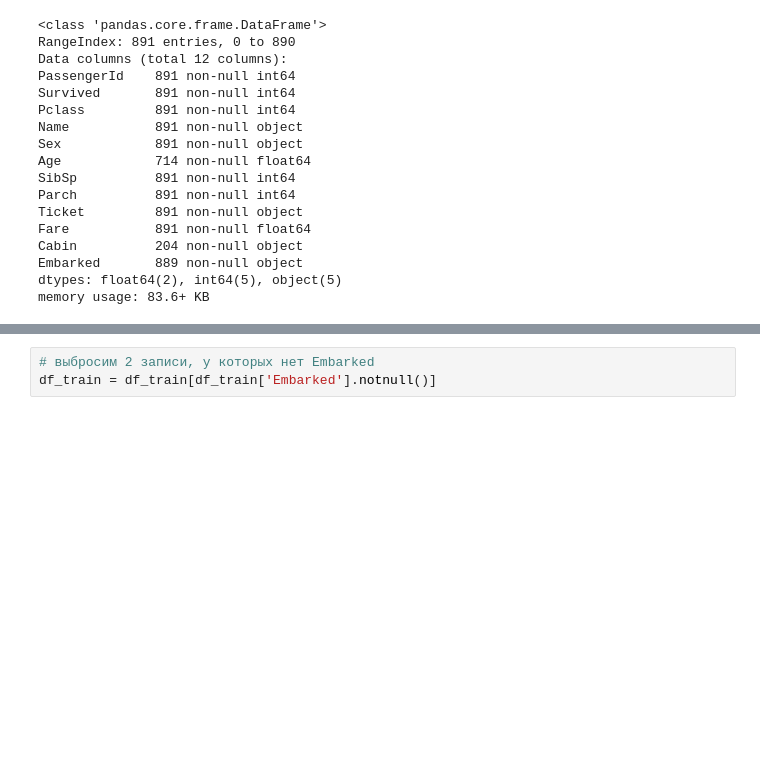
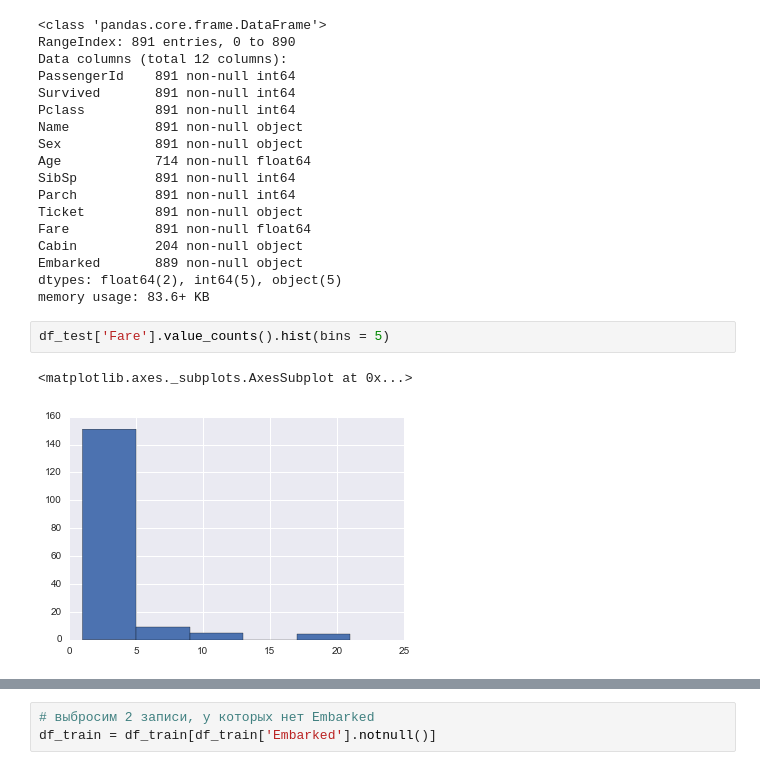
Before and after one commit to rogotulka/titanic, a Jupyter notebook: titanic_pred.ipynb, the cells around one changed output, grey strips where cells are left out. Saved outputs shown, nothing was run; the diff lists cells and outputs as text; blank space fills up the shorter version.

```diff
--- a/titanic_pred.ipynb
+++ b/titanic_pred.ipynb
@@ -53,3 +55,8 @@ Cabin          204 non-null object
 Embarked       889 non-null object
 dtypes: float64(2), int64(5), object(5)
 memory usage: 83.6+ KB
+# %%
+df_test['Fare'].value_counts().hist(bins = 5)
+# %% [output]
+<matplotlib.axes._subplots.AxesSubplot at 0x...>
+[figure, added]
```
Also changed, not shown: parts of 32 cells of this notebook.
